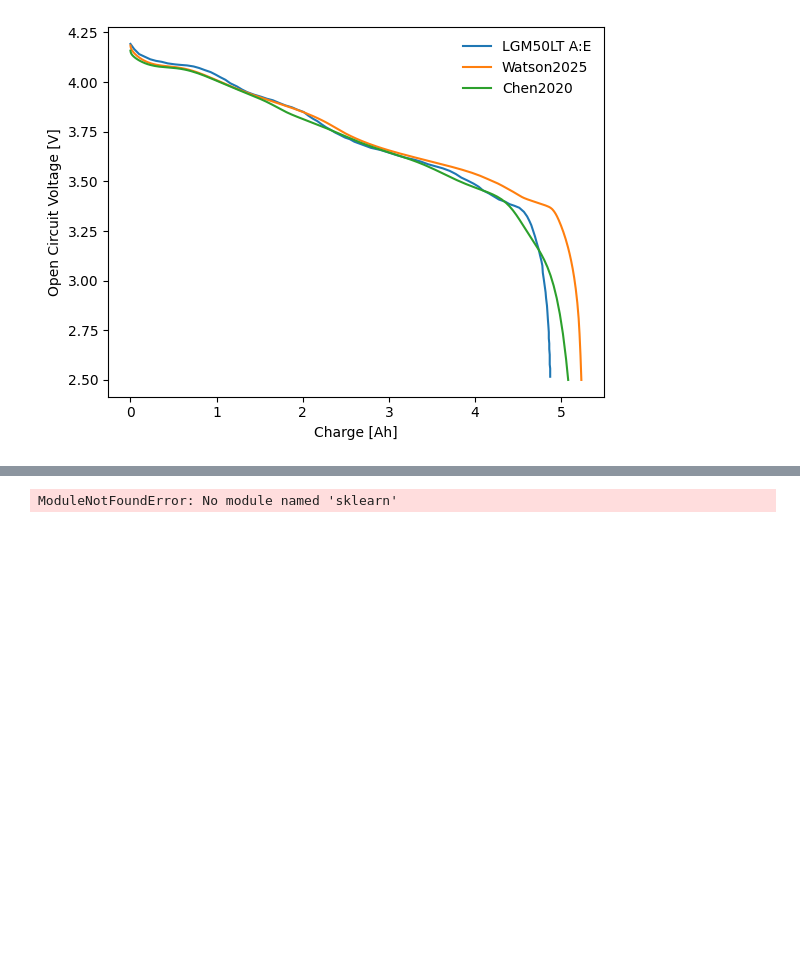
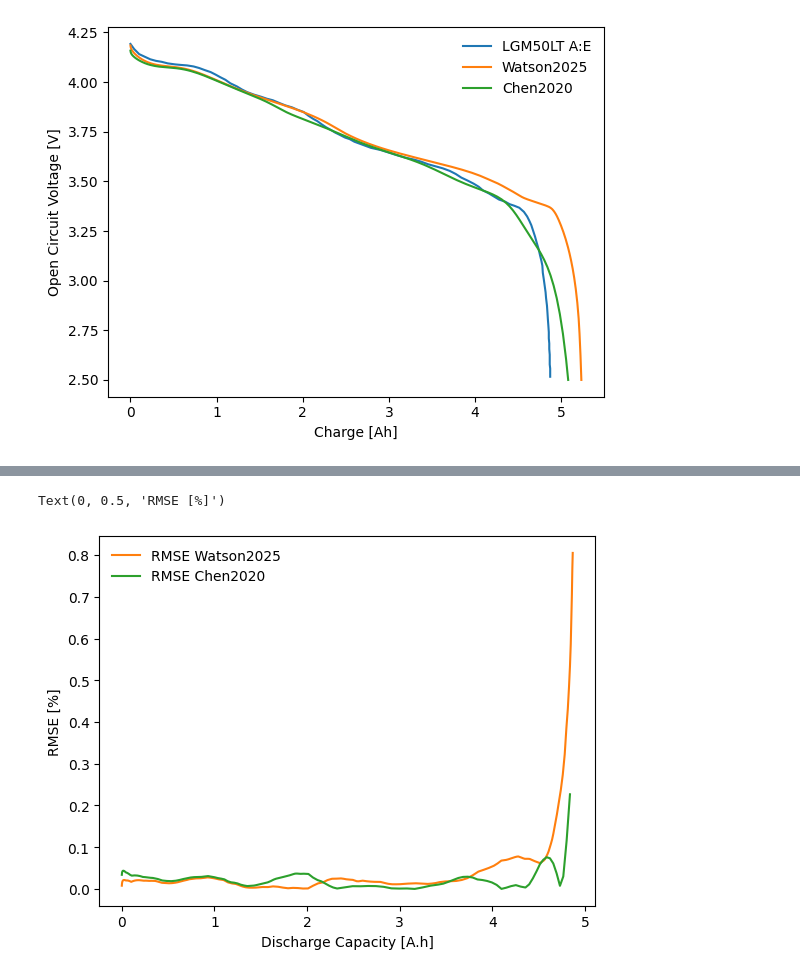
Before and after one commit to FW-Coding/ESE_UROP_2025, a Jupyter notebook: Project_Files/Parameters/Scripts/LGM50LT_BOL_setup.ipynb, the cells around one changed output, grey strips where cells are left out. Saved outputs shown, nothing was run; the diff lists cells and outputs as text; code cells hidden in the pictures; blank space fills up the shorter version.

```diff
--- a/Project_Files/Parameters/Scripts/LGM50LT_BOL_setup.ipynb
+++ b/Project_Files/Parameters/Scripts/LGM50LT_BOL_setup.ipynb
@@ -261,23 +298,45 @@ plt.legend(
 # %%
 from scipy.interpolate import interp1d
 from sklearn.metrics import root_mean_squared_error
+import math
 
-# Interpolate OCV_M50LT_Discharge_data to C and C_Chen2020
-OCV_M50LT_Discharge_interp = interp1d(OCV_M50LT_Discharge_data, OCV_M50LT_data[1][1], bounds_error=False, fill_value="extrapolate")
-OCV_M50LT_Discharge_on_Watson2025 = OCV_M50LT_Discharge_interp(t)
-OCV_M50LT_Discharge_on_Chen2020 = OCV_M50LT_Discharge_interp(t_Chen2020)
+# Interpolate OCV_M50LT_Discharge_data to Watson2025 and Chen2020
+OCV_M50LT_Discharge_data_interp = interp1d(OCV_M50LT_Discharge_data, OCV_M50LT_data[1][1], bounds_error=False, fill_value="extrapolate")
+OCV_M50LT_Discharge_on_Watson2025 = OCV_M50LT_Discharge_data_interp(C_Watson2025)
+OCV_M50LT_Discharge_on_Chen2020 = OCV_M50LT_Discharge_data_interp(C_Chen2020)
 
-# Get OCP values
-OCP_on_C = OCV(t)
-OCP_Chen2020_on_C_Chen2020 = OCV_Chen2020(t_Chen2020)
+def rmse_per_point(actual_values, predicted_values):
+    """
+    Calculates the Root Mean Squared Error (RMSE) for each point in two lists.
+
+    Args:
+        actual_values (list of float): A list of actual/observed values.
+        predicted_values (list of float): A list of predicted values.
+
+    Returns:
+        list of float: A list of RMSE values, one for each corresponding pair of points.
+                       Returns an empty list if the input lists are not of the same length.
+    """
+    if len(actual_values) != len(predicted_values):
+        return []
+
+    rmse_values = []
+    for i in range(len(actual_values)):
+        squared_error = (actual_values[i] - predicted_values[i]) ** 2
+        rmse_values.append(math.sqrt(squared_error))
+
+    return rmse_values
 
 # Calculate errors
-err_Discharge_vs_OCP = root_mean_squared_erro(OCV_M50LT_Discharge_on_Watson2025, OCP_on_C)
-err_Discharge_vs_OCP_Chen2020 = OCV_M50LT_Discharge_on_Chen2020 - OCP_Chen2020_on_C_Chen2020
-err_OCP_vs_OCP_Chen2020 = np.interp(t_Chen2020, C, OCP_on_C) - OCP_Chen2020_on_C_Chen2020
+rmse_data_Watson2025 = rmse_per_point(OCV_M50LT_Discharge_on_Watson2025, OCV_Watson2025(t_Watson2025))
+rmse_data_Chen2020 = rmse_per_point(OCV_M50LT_Discharge_on_Chen2020, OCV_Chen2020(t_Chen2020))
 
-plt.plot(t, err_Discharge_vs_OCP)
-print("Error (OCV_M50LT_Discharge_data vs OCP_Chen2020):", err_Discharge_vs_OCP_Chen2020)
-print("Error (OCP vs OCP_Chen2020):", err_OCP_vs_OCP_Chen2020)
+#Plotting RMSE
+plt.plot(C_Watson2025, rmse_data_Watson2025, label="RMSE Watson2025", color='C1')
+plt.plot(C_Chen2020, rmse_data_Chen2020, label="RMSE Chen2020", color='C2')
+plt.legend(loc='best', frameon=False)
+plt.xlabel("Discharge Capacity [A.h]")
+plt.ylabel("RMSE [%]")
 # %% [output]
-ModuleNotFoundError: No module named 'sklearn'
+Text(0, 0.5, 'RMSE [%]')
+[figure, added]
```
Also changed, not shown: parts of 4 cells of this notebook, 2 other files.
